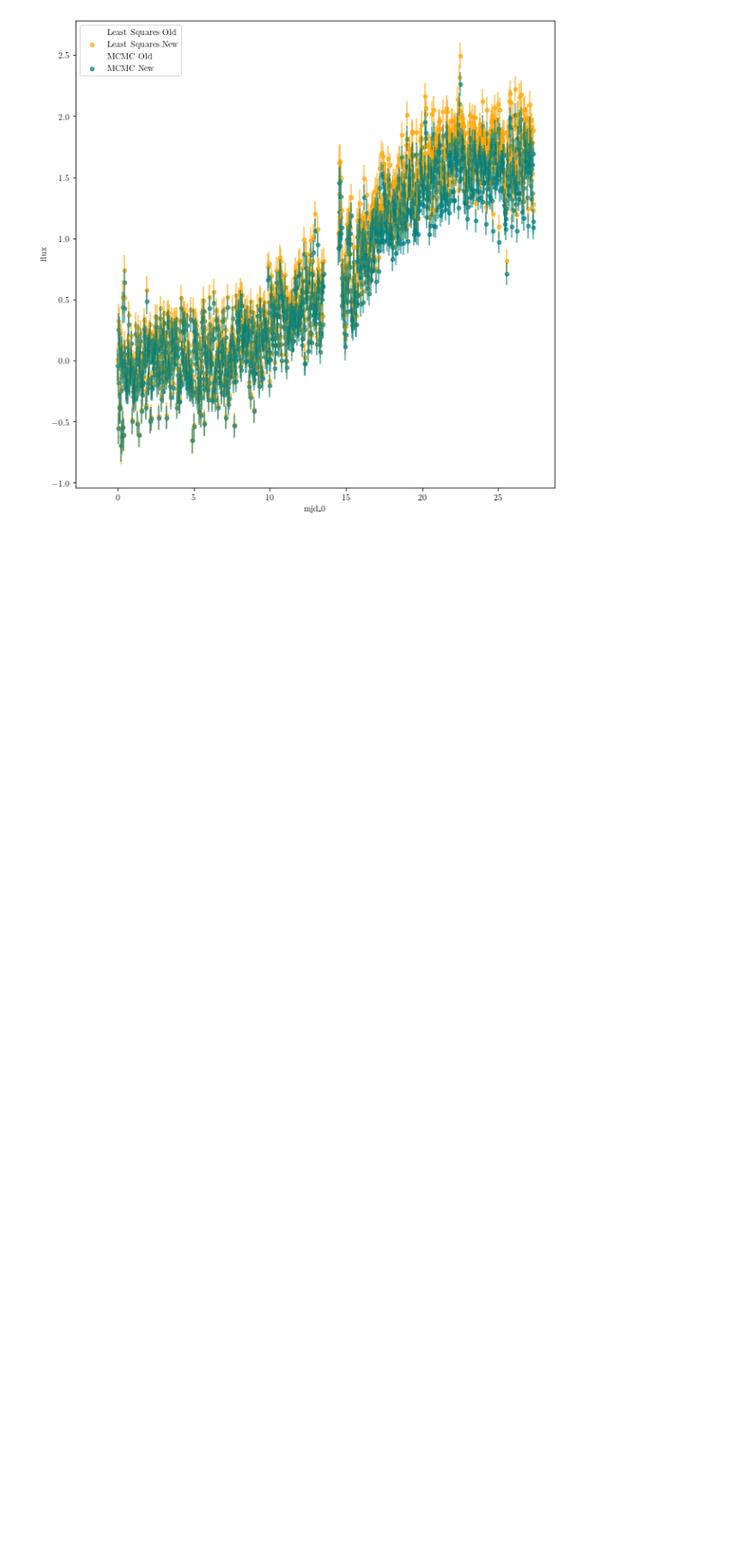
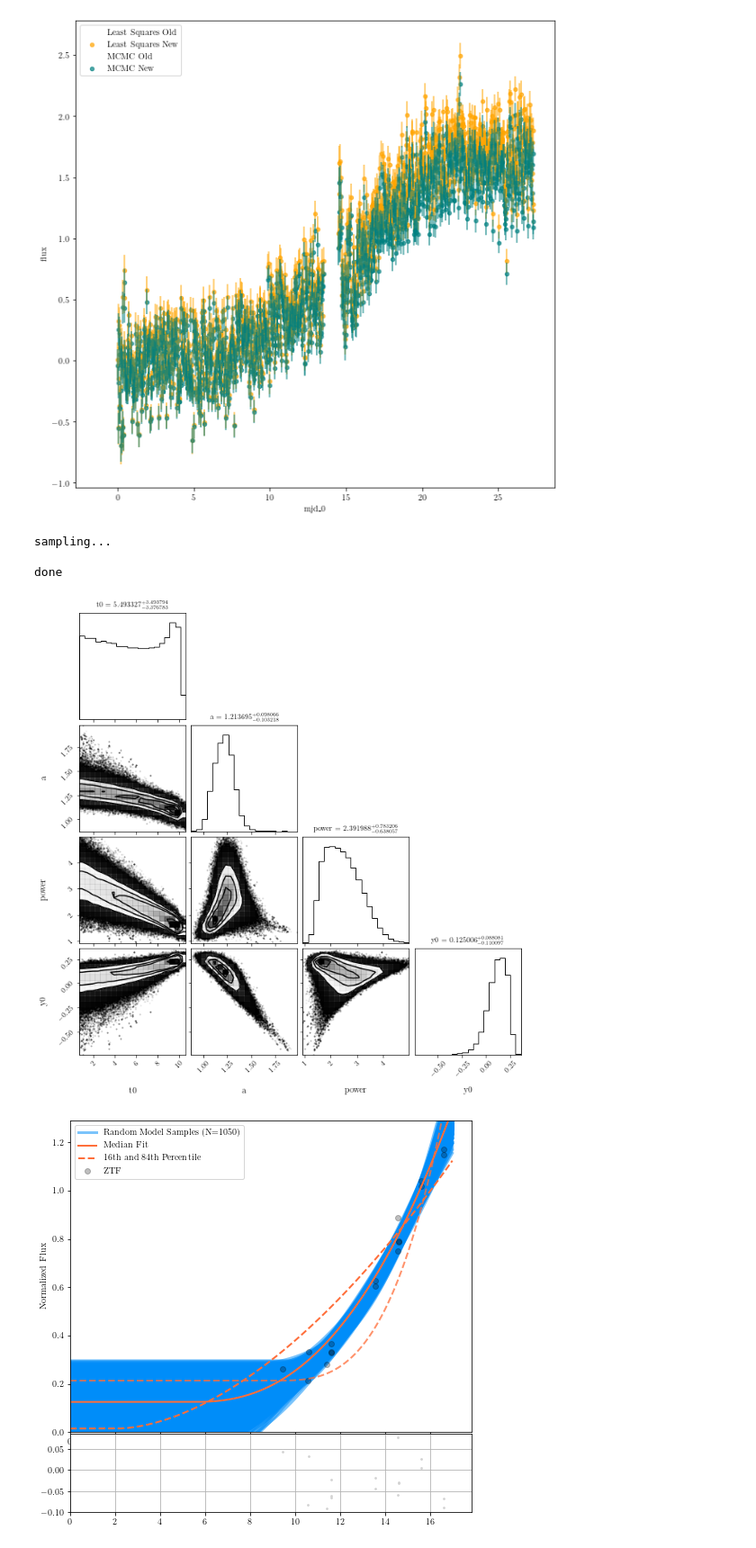
Before and after one commit to tylerbarna/BarnaSeniorHonorsThesis, a Jupyter notebook: sn2020bpi lightcurve modeling.ipynb, the cells around one changed output. Shown at 90% size. Drawn from its saved outputs; the diff is of its cells as text; code cells hidden in the pictures; blank space fills up the shorter version.

```diff
--- a/sn2020bpi lightcurve modeling.ipynb
+++ b/sn2020bpi lightcurve modeling.ipynb
@@ -59,5 +60,8 @@ ztf_2020bpi['e_flux'] = [
     np.mean(ast.literal_eval(flux))
     for flux in ztf_2020bpi['e_flux'].to_numpy()
                         ]
+ztf_2020bpi_norm = normLC(ztf_2020bpi)
+display(tess_2020bpi_a_norm)
+display(ztf_2020bpi_norm)
 # %% [output]
 0.05428581325102484
@@ -109,0 +103,13 @@ ax.set_xlabel(r'mjd\_0');
+# %%
+guess = {'t0':6, 'a':1,'power':2,'y0':0.02}
+scale = {'t0':0.2, 'a':0.1,'power':0.1,'y0':0.01}
+fits, model= hammerTime(ztf_2020bpi_norm, guess, scale,
+                            cutoff=17, nwalkers=50,nburn=100,nsteps=21000, dataType='ZTF',
+                            curveModel='decoupled', savePlots=False,plotExt='.pdf',
+                            plotPal=('lightgrey','#008DF9','#FF6E3A'));
+# %% [output]
+sampling...
+
+done
+[figure, added]
+[figure, added]
```
Also changed, not shown: parts of 11 cells of this notebook, 37 other files.
